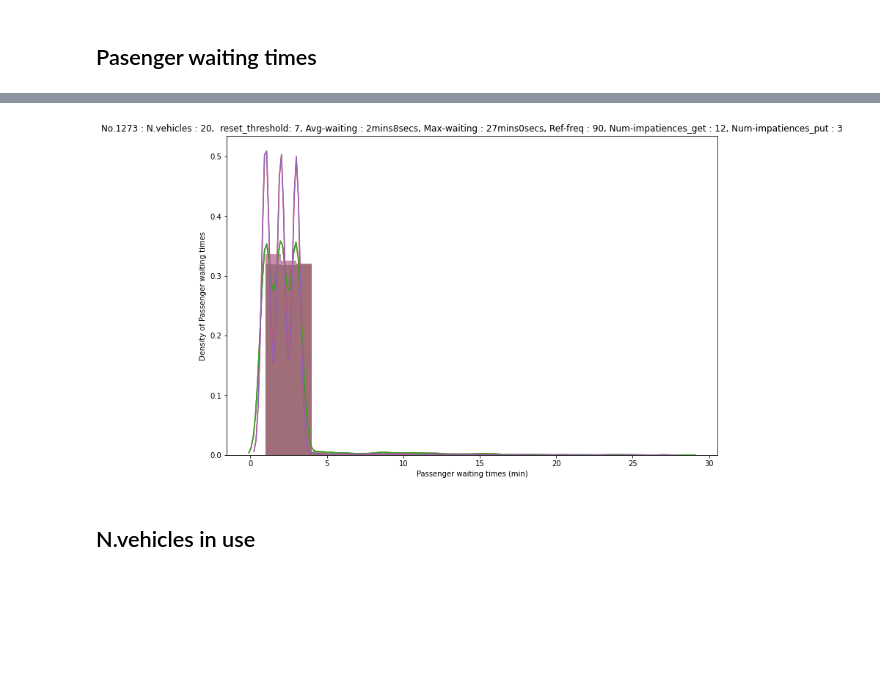
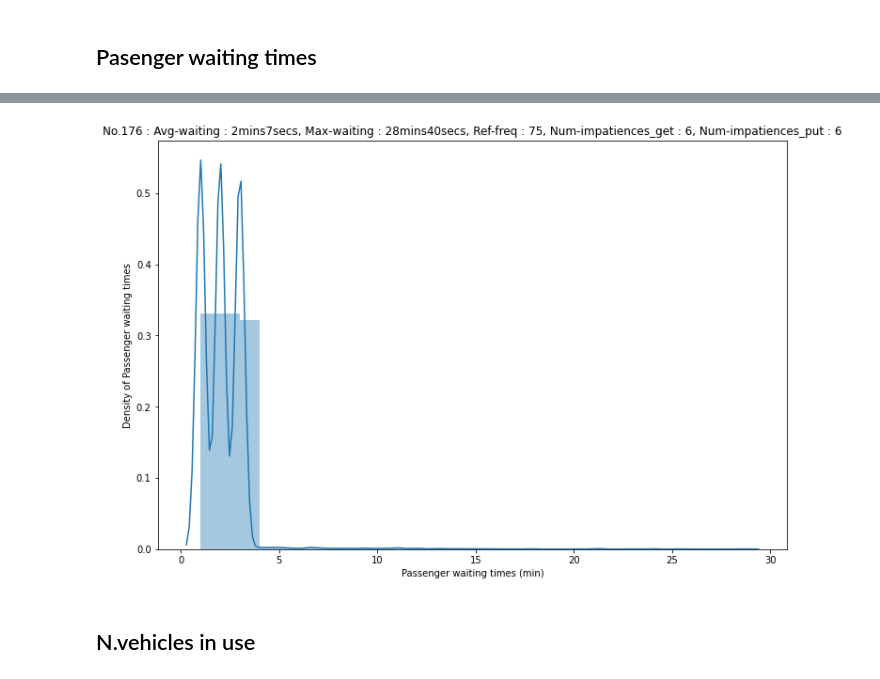
Before and after one commit to lilanpei/Bike-sharing-simulation-with-Simpy, a Jupyter notebook: Bike_sharing_simulation_with_simpy.ipynb, the cells around one changed output, grey strips where cells are left out. Saved outputs shown, nothing was run; the diff lists cells and outputs as text; code cells hidden in the pictures; blank space fills up the shorter version.

```diff
--- a/Bike_sharing_simulation_with_simpy.ipynb
+++ b/Bike_sharing_simulation_with_simpy.ipynb
@@ -509,8 +521,8 @@ for id in [0,1,2,3,4]:
   plt.plot(x3, y3, label="Number of passengers waiting")
   plt.xticks(np.arange(0, 1441, 60), np.arange(0, 25, 1))
   plt.xlabel("Clock")
-  plt.ylabel("Number of vehicles")
+  plt.ylabel("Number of passengers")
   plt.legend(loc='best')
-  plt.title(f'No.{res[id][0]} : N.vehicles : {res[id][1]},  reset_threshold: {res[id][6]}, Avg-waiting : {res[id][8]}mins{res[id][9]}secs, Max-waiting : {res[id][10]}mins{res[id][11]}secs, Ref-freq : {res[id][12]}, Num-impatiences_get : {res[id][13]}, Num-impatiences_put : {res[id][14]}')
+  plt.title(f'No.{res[id][0]} : Avg-waiting : {res[id][8]}mins{res[id][9]}secs, Max-waiting : {res[id][10]}mins{res[id][11]}secs, Ref-freq : {res[id][12]}, Num-impatiences_get : {res[id][13]}, Num-impatiences_put : {res[id][14]}')
   plt.show()
 # %% [output]
@@ -527,8 +539,8 @@ for id in [0,1,2,3,4]:
   plt.plot(x4, y4, label="Number of bikes in use")
   plt.xticks(np.arange(0, 1441, 60), np.arange(0, 25, 1))
   plt.xlabel("Clock")
-  plt.ylabel("Number of vehicles")
+  plt.ylabel("Number of bikes")
   plt.legend(loc='best')
-  plt.title(f'No.{res[id][0]} : N.vehicles : {res[id][1]},  reset_threshold: {res[id][6]}, Avg-waiting : {res[id][8]}mins{res[id][9]}secs, Max-waiting : {res[id][10]}mins{res[id][11]}secs, Ref-freq : {res[id][12]}, Num-impatiences_get : {res[id][13]}, Num-impatiences_put : {res[id][14]}')
+  plt.title(f'No.{res[id][0]} : Avg-waiting : {res[id][8]}mins{res[id][9]}secs, Max-waiting : {res[id][10]}mins{res[id][11]}secs, Ref-freq : {res[id][12]}, Num-impatiences_get : {res[id][13]}, Num-impatiences_put : {res[id][14]}')
   plt.show()
 # %% [output]
@@ -547,8 +559,8 @@ for id in [0,1,2,3,4]:
   plt.plot(x, y, label="Number of passengers served")
   plt.xticks(np.arange(0, 1441, 60), np.arange(0, 25, 1))
   plt.xlabel("Clock")
-  plt.ylabel("Number of vehicles")
+  plt.ylabel("Number of passengers")
   plt.legend(loc='best')
-  plt.title(f'No.{res[id][0]} : N.vehicles : {res[id][1]},  reset_threshold: {res[id][6]}, Avg-waiting : {res[id][8]}mins{res[id][9]}secs, Max-waiting : {res[id][10]}mins{res[id][11]}secs, Ref-freq : {res[id][12]}, Num-impatiences_get : {res[id][13]}, Num-impatiences_put : {res[id][14]}')
+  plt.title(f'No.{res[id][0]} : Avg-waiting : {res[id][8]}mins{res[id][9]}secs, Max-waiting : {res[id][10]}mins{res[id][11]}secs, Ref-freq : {res[id][12]}, Num-impatiences_get : {res[id][13]}, Num-impatiences_put : {res[id][14]}')
   plt.show()
 # %% [output]
@@ -566,7 +578,7 @@ for id in [0,1,2,3,4]:
   plt.xticks(np.arange(0, 1441, 60), np.arange(0, 25, 1))
   plt.xlabel("Clock")
   plt.ylabel("Time in minutes")
-  plt.title(f'No.{res[id][0]} : N.vehicles : {res[id][1]},  reset_threshold: {res[id][6]}, Avg-waiting : {res[id][8]}mins{res[id][9]}secs, Max-waiting : {res[id][10]}mins{res[id][11]}secs, Ref-freq : {res[id][12]}, Num-impatiences_get : {res[id][13]}, Num-impatiences_put : {res[id][14]}')
+  plt.title(f'No.{res[id][0]} : Avg-waiting : {res[id][8]}mins{res[id][9]}secs, Max-waiting : {res[id][10]}mins{res[id][11]}secs, Ref-freq : {res[id][12]}, Num-impatiences_get : {res[id][13]}, Num-impatiences_put : {res[id][14]}')
   plt.legend(loc='best')
   plt.show()
 # %% [output]
@@ -578,18 +590,18 @@ for id in [0,1,2,3,4]:
 # %%
 import seaborn as sns
 
-for id in [0,1,2,3,4]:
+for id in [0]:
   # Density Plot
   _, y = list(zip(*logs_wait_times[res[id][0]]))
   sns.distplot(y, bins=np.arange(min(y), max(y), 1), norm_hist=True)
   # plt.xticks(np.arange(min(y), max(y), 10))
 
   # Plot formatting
-  plt.title(f'No.{res[id][0]} : N.vehicles : {res[id][1]},  reset_threshold: {res[id][6]}, Avg-waiting : {res[id][8]}mins{res[id][9]}secs, Max-waiting : {res[id][10]}mins{res[id][11]}secs, Ref-freq : {res[id][12]}, Num-impatiences_get : {res[id][13]}, Num-impatiences_put : {res[id][14]}')
+  plt.title(f'No.{res[id][0]} : Avg-waiting : {res[id][8]}mins{res[id][9]}secs, Max-waiting : {res[id][10]}mins{res[id][11]}secs, Ref-freq : {res[id][12]}, Num-impatiences_get : {res[id][13]}, Num-impatiences_put : {res[id][14]}')
   plt.xlabel('Passenger waiting times (min)')
   plt.ylabel('Density of Passenger waiting times')
 # %% [output]
-[figure, old version]
+[figure, new version]
 # %% [markdown]
 ## N.vehicles in use
 # %%
```
Also changed, not shown: parts of 39 cells of this notebook.
